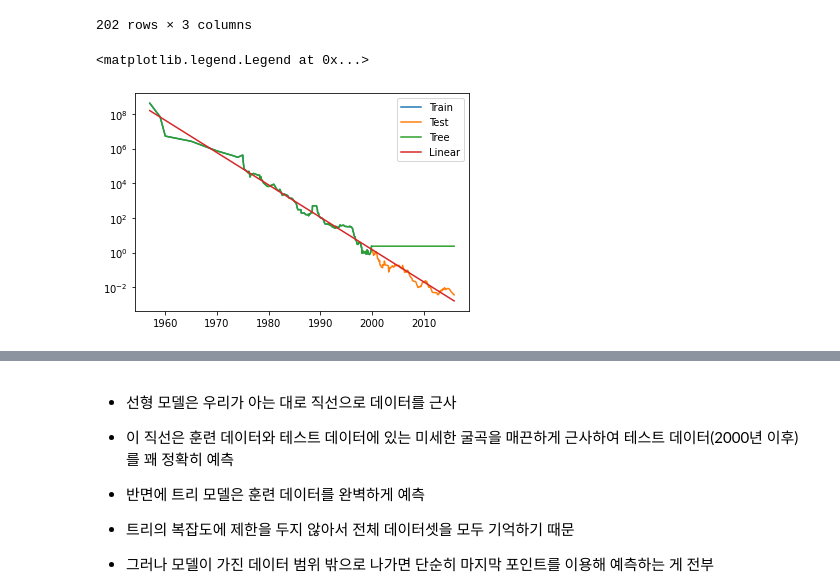
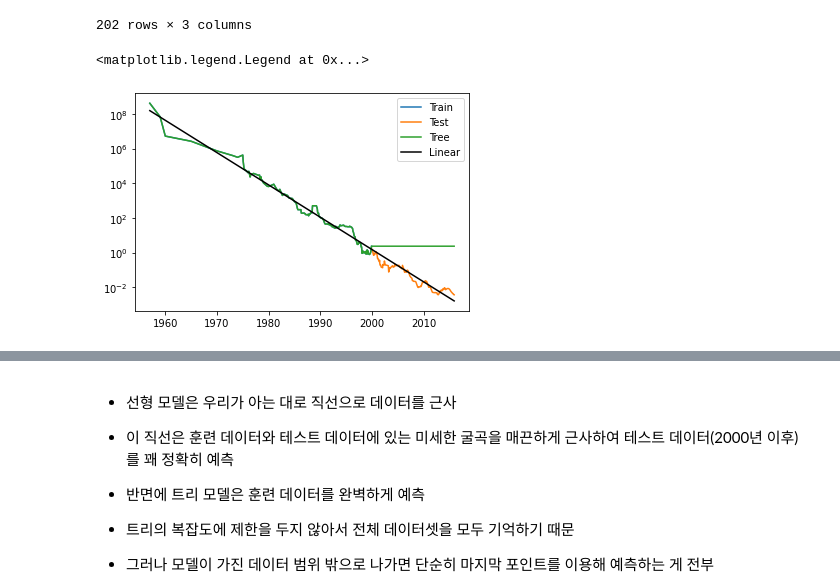
Before and after one commit to hwayoung306/AI, a Jupyter notebook: 20220428_ml_04_지도학습_DecisionTree.ipynb, the cells around one changed output, grey strips where cells are left out. Drawn from its saved outputs; the diff is of its cells as text; code cells hidden in the pictures.

```diff
--- a/20220428_ml_04_지도학습_DecisionTree.ipynb
+++ b/20220428_ml_04_지도학습_DecisionTree.ipynb
@@ -1014,16 +1014,16 @@ pred_lr = np.exp(pred_lr)
 # %%
 # 결과 시각화
 plt.semilogy(d_train.date, d_train.price, label='Train')
 plt.semilogy(d_test.date, d_test.price, label='Test')
 
 plt.semilogy(df.date, pred_tree, label='Tree')
-plt.semilogy(df.date, pred_lr, label='Linear') # 예측 x
+plt.semilogy(df.date, pred_lr, label='Linear', color = 'black') # 예측 x
 
 
 plt.legend()
 # %% [output]
 <matplotlib.legend.Legend at 0x...>
-[figure, old version]
+[figure, new version]
 # %%
 # 결정트리 시각화
 from sklearn.tree import export_graphviz
```
Also changed, not shown: parts of 7 cells of this notebook.
